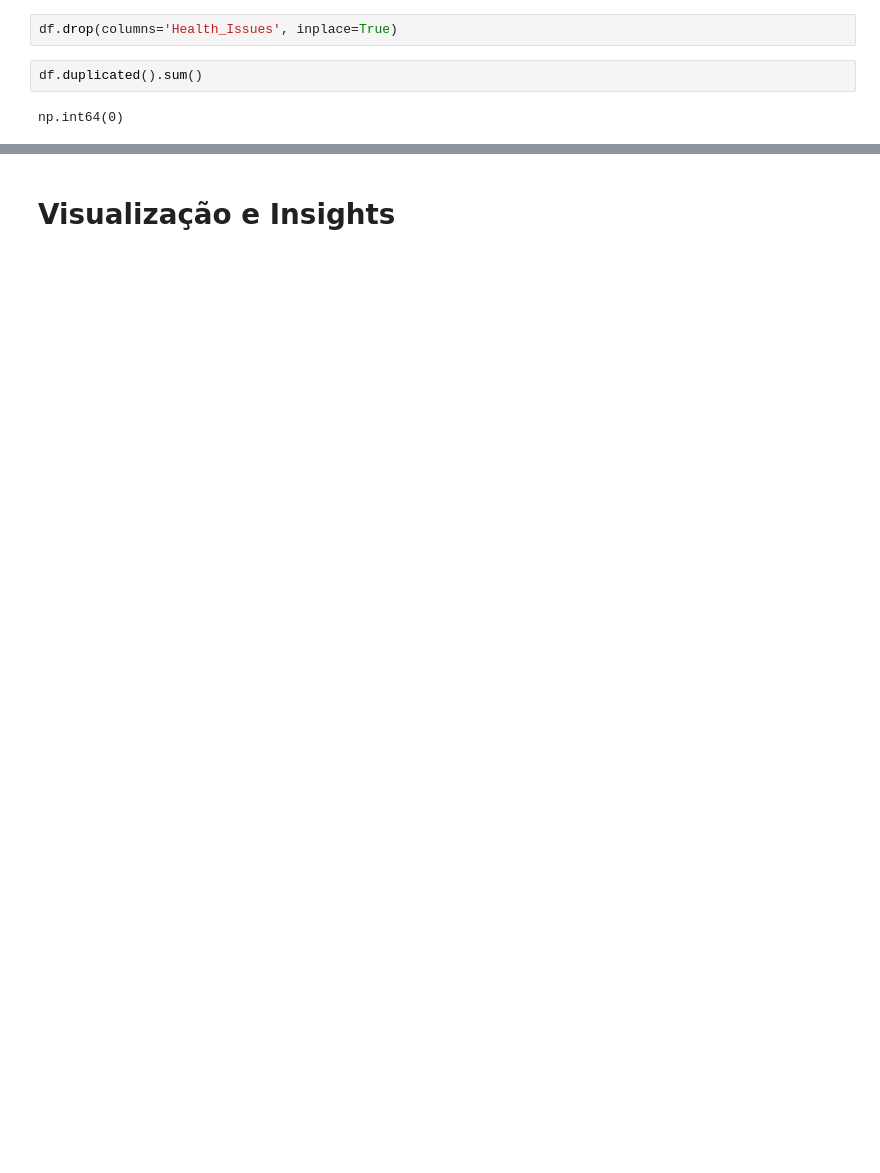
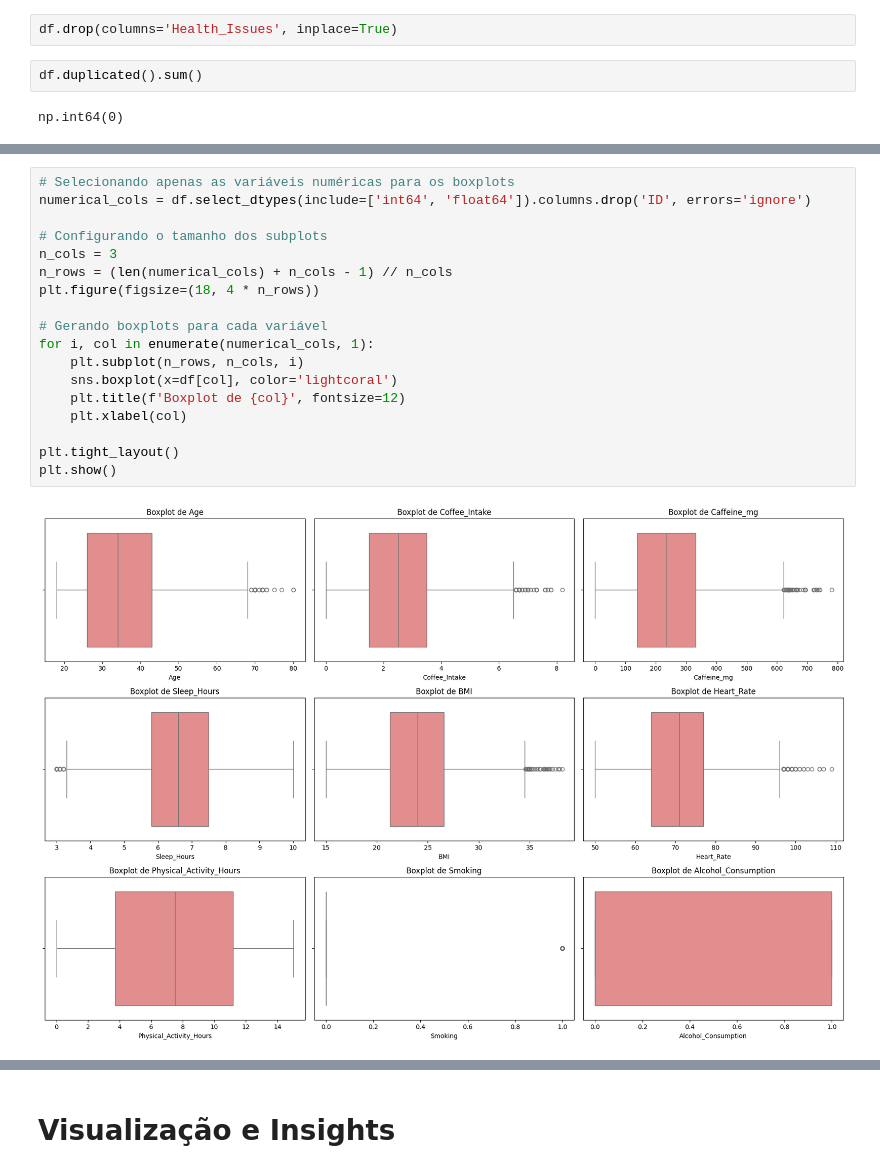
Before and after one commit to vitorcaldas/coffee_health, a Jupyter notebook: coffee_health.ipynb, the cells around one changed output, grey strips where cells are left out. Saved outputs shown, nothing was run; the diff lists cells and outputs as text; blank space fills up the shorter version.

```diff
--- a/coffee_health.ipynb
+++ b/coffee_health.ipynb
@@ -86,0 +115,20 @@ np.int64(0)
+# %%
+# Selecionando apenas as variáveis numéricas para os boxplots
+numerical_cols = df.select_dtypes(include=['int64', 'float64']).columns.drop('ID', errors='ignore')
+
+# Configurando o tamanho dos subplots
+n_cols = 3
+n_rows = (len(numerical_cols) + n_cols - 1) // n_cols
+plt.figure(figsize=(18, 4 * n_rows))
+
+# Gerando boxplots para cada variável
+for i, col in enumerate(numerical_cols, 1):
+    plt.subplot(n_rows, n_cols, i)
+    sns.boxplot(x=df[col], color='lightcoral')
+    plt.title(f'Boxplot de {col}', fontsize=12)
+    plt.xlabel(col)
+
+plt.tight_layout()
+plt.show()
+# %% [output]
+[figure, added]
```
Also changed, not shown: parts of 56 cells of this notebook.
